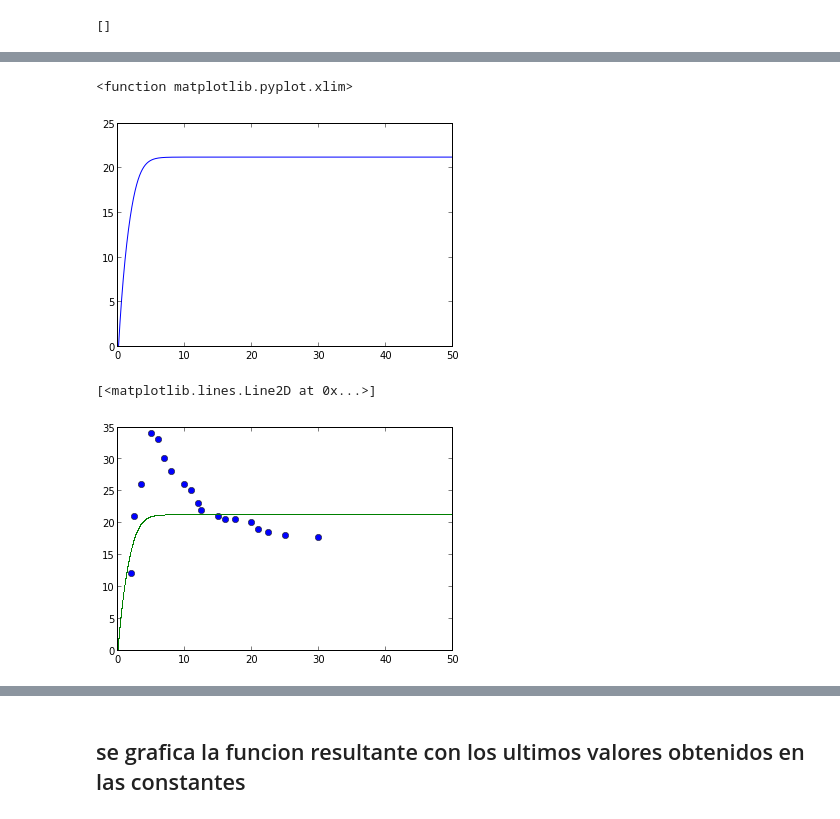
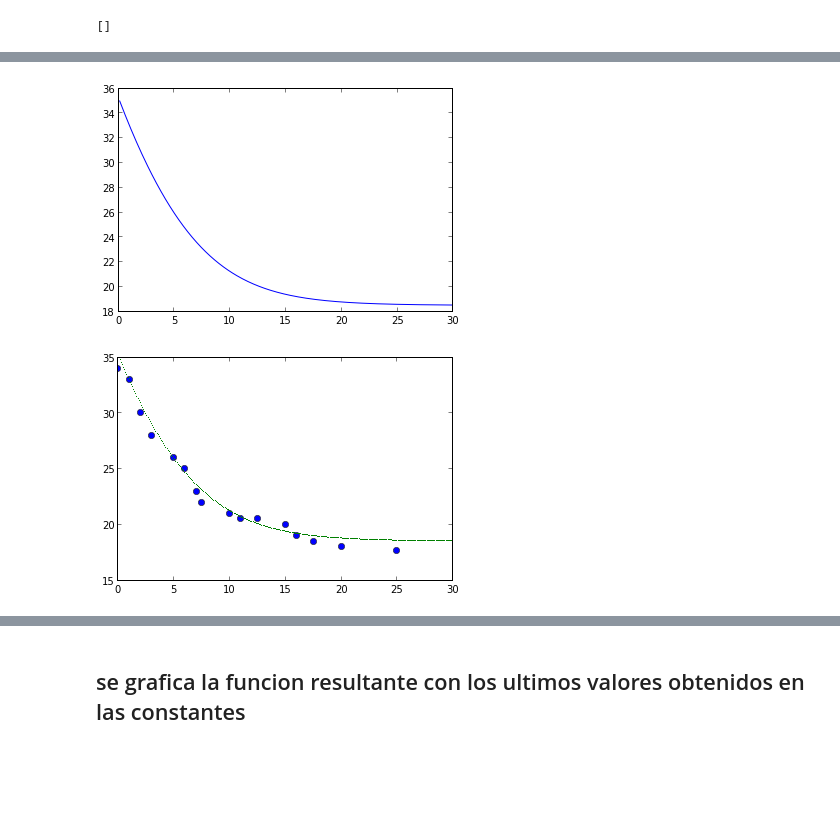
Before and after one commit to daniel-lozano/tarea8, a Jupyter notebook: ctes.ipynb, the cells around one changed output, grey strips where cells are left out. Saved outputs shown, nothing was run; the diff lists cells and outputs as text; code cells hidden in the pictures; blank space fills up the shorter version.

```diff
--- a/ctes.ipynb
+++ b/ctes.ipynb
@@ -131,7 +143,7 @@ Pviejo=np.zeros(Tmax)
 Pteo=np.zeros(size(Pobs))
 Pteoviejo=np.zeros(size(Pobs))
 #se llena el primer punto con
-P[0]=0
+P[0]=35
 Pviejo[0]=P[0]
 print P
 # %% [output]
@@ -140,7 +171,7 @@ print P
 for j in range(1,Tmax):
     #se soluciona P con los valores aleatorios
     #sol=rungekutta(Pviejo[j-1],h,alpha[0],beta[0],Km1[0],Km2[0],So[0])
-    sol=rungekutta(Pviejo[j-1],h,14.3102,23.3790,14.2357,23.9278,20.3265)
+    sol=rungekutta(Pviejo[j-1],h,5,10,7,7,10)
     Pviejo[j]=sol
 plot(t,Pviejo)
 scatter(x,Pobs)
@@ -150,5 +181,5 @@ scatter(x,Pobs)
 # %%
-iteraciones=2000
+iteraciones=50000 #ganemosle a hayek
 x2=empty(0)
 print x2
 # %% [output]
@@ -178,15 +209,16 @@ for i in range(1,iteraciones):
 
     #se halla
     a=likelihood(Pteo,Pobs)#nuevo
-    #concatena el primer dato
-    if(i==1):
-        x2=append(x2,b)
 
     x2=append(x2,a)
     b=likelihood(Pteoviejo,Pobs)#viejo
     c=random.random()#numero random
     incremento=a-b
-    d=exp(a-b)#razon de verosimilitud
+    d=exp(incremento)#razon de verosimilitud
+
+     #concatena el primer dato
+    if(i==1):
+        x2=append(x2,b)
 
     #print a, b, c, d
 
@@ -246,19 +278,18 @@ for i in range(1,size(P)):
     sol=rungekutta(Pfinal[i-1],h,alphafin,betafin,Km1fin,Km2fin,Sofin)
     Pfinal=append(Pfinal,sol)
 plot(t,Pfinal)
-xlim
+savefig("solucion_final_con_promedios.png")
 # %% [output]
-<function matplotlib.pyplot.xlim>
-[figure, old version]
+[figure, new version]
 # %%
 plot(x,Pobs, "bo")
 #plt.show()
 #plt.close()
 
 plot(t,Pfinal, "g,")
+savefig("solucion_final.png")
 # %% [output]
-[<matplotlib.lines.Line2D at 0x...>]
-[figure, old version]
+[figure, new version]
 # %%
 #chi2 minimo
 posicion=0
```
Also changed, not shown: parts of 24 cells of this notebook, 6 other files.
